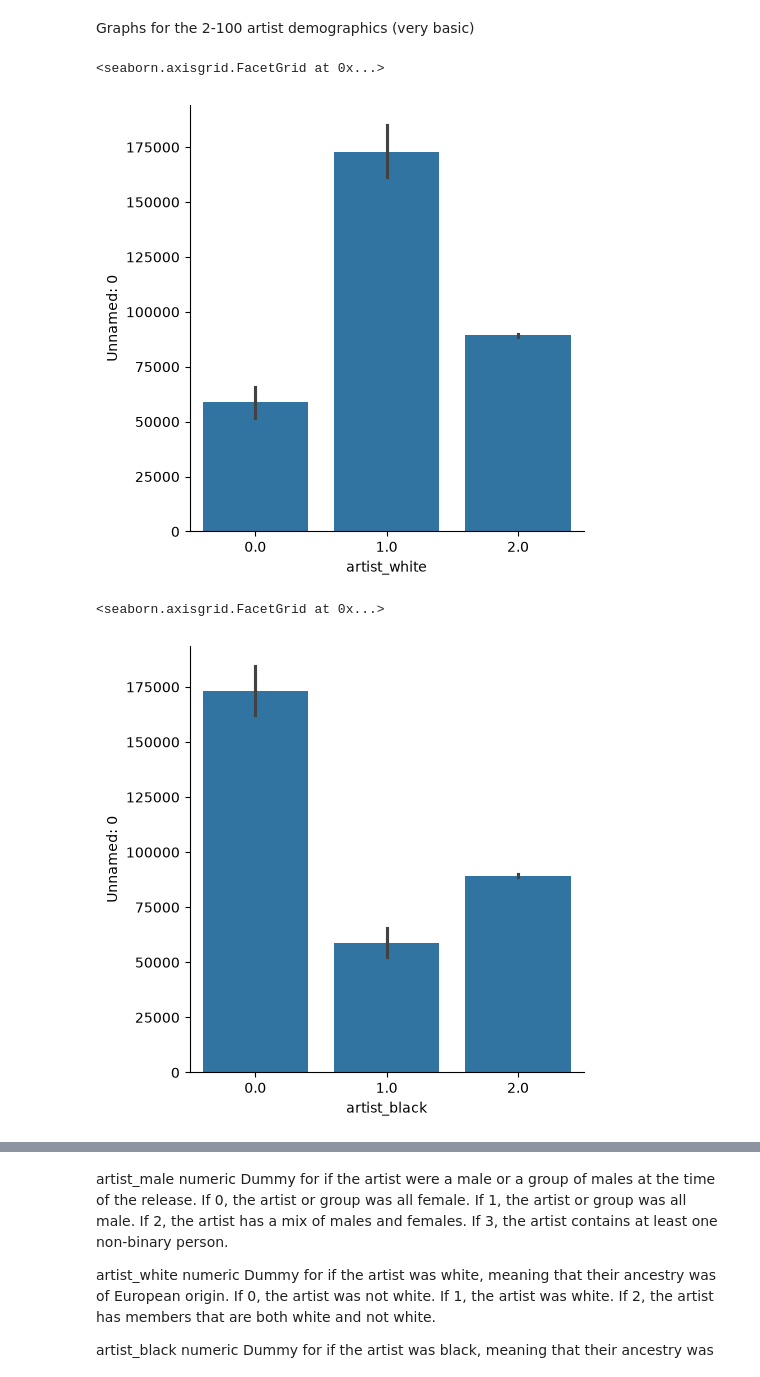
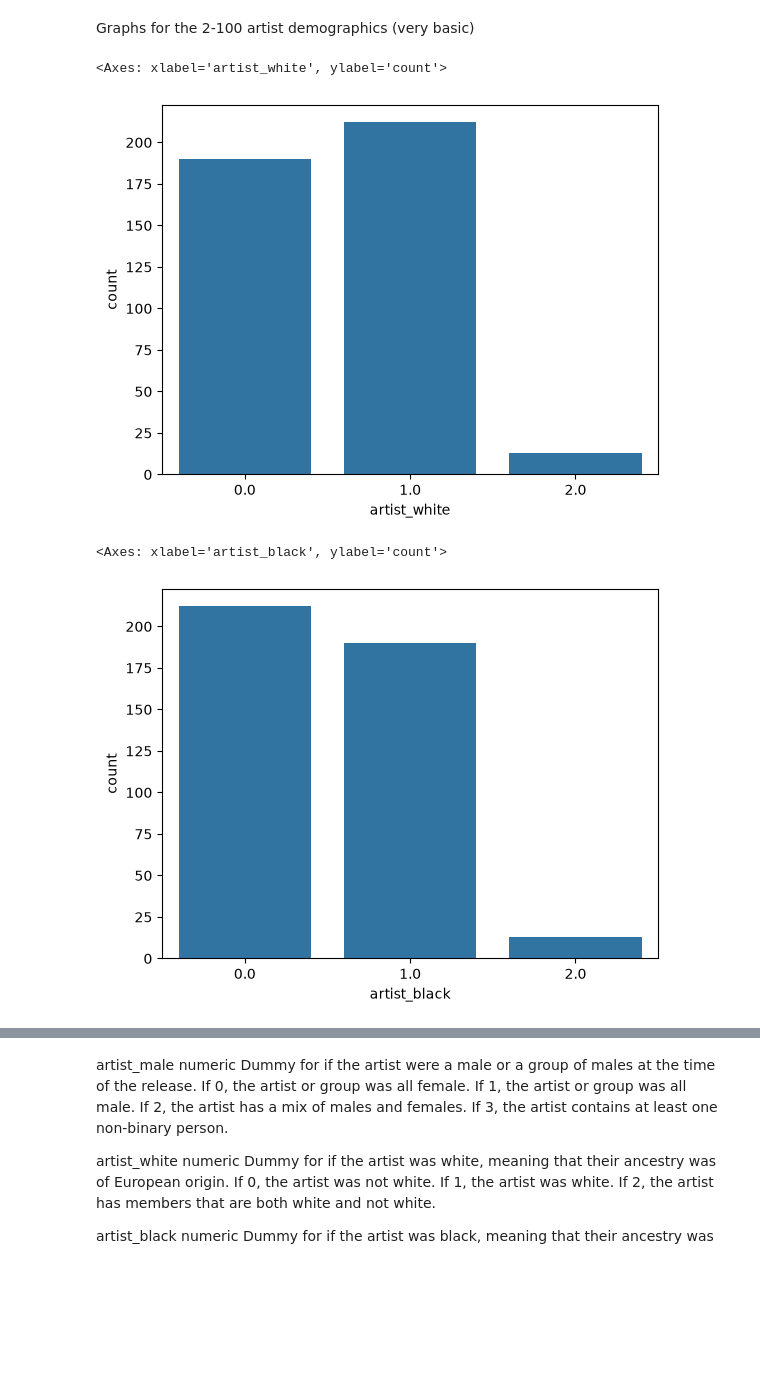
Before and after one commit to IzzyMRob/CS_161_Project, a Jupyter notebook: caden_artist_demographic.ipynb, the cells around one changed output, grey strips where cells are left out. Saved outputs shown, nothing was run; the diff lists cells and outputs as text; code cells hidden in the pictures; blank space fills up the shorter version.

```diff
--- a/caden_artist_demographic.ipynb
+++ b/caden_artist_demographic.ipynb
@@ -99,13 +99,13 @@ Index(['Unnamed: 0', 'week', 'song', 'artist', 'this_week', 'last_week',
 # %% [markdown]
 Graphs for the 2-100 artist demographics (very basic)
 # %%
-sns.catplot(data= top_2_to_100_merged, x='artist_white', y = 'Unnamed: 0', kind = 'bar')
+sns.countplot(data= top_2_to_100_merged, x='artist_white')
 # %% [output]
-<seaborn.axisgrid.FacetGrid at 0x...>
+<Axes: xlabel='artist_white', ylabel='count'>
-[figure, old version]
+[figure, new version]
 # %%
-sns.catplot(data= top_2_to_100_merged, x='artist_black', y = 'Unnamed: 0', kind = 'bar')
+sns.countplot(data= top_2_to_100_merged, x='artist_black')
 # %% [output]
-<seaborn.axisgrid.FacetGrid at 0x...>
+<Axes: xlabel='artist_black', ylabel='count'>
-[figure, old version]
+[figure, new version]
 # %%
```
Also changed, not shown: parts of 15 cells of this notebook.
